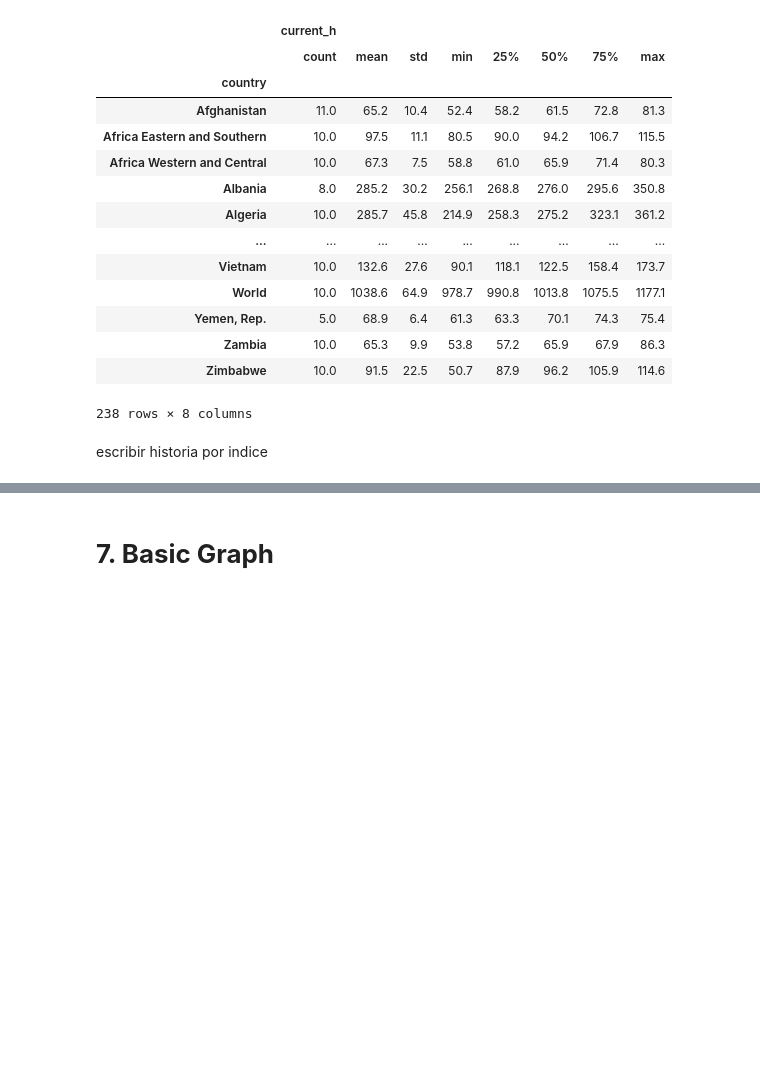
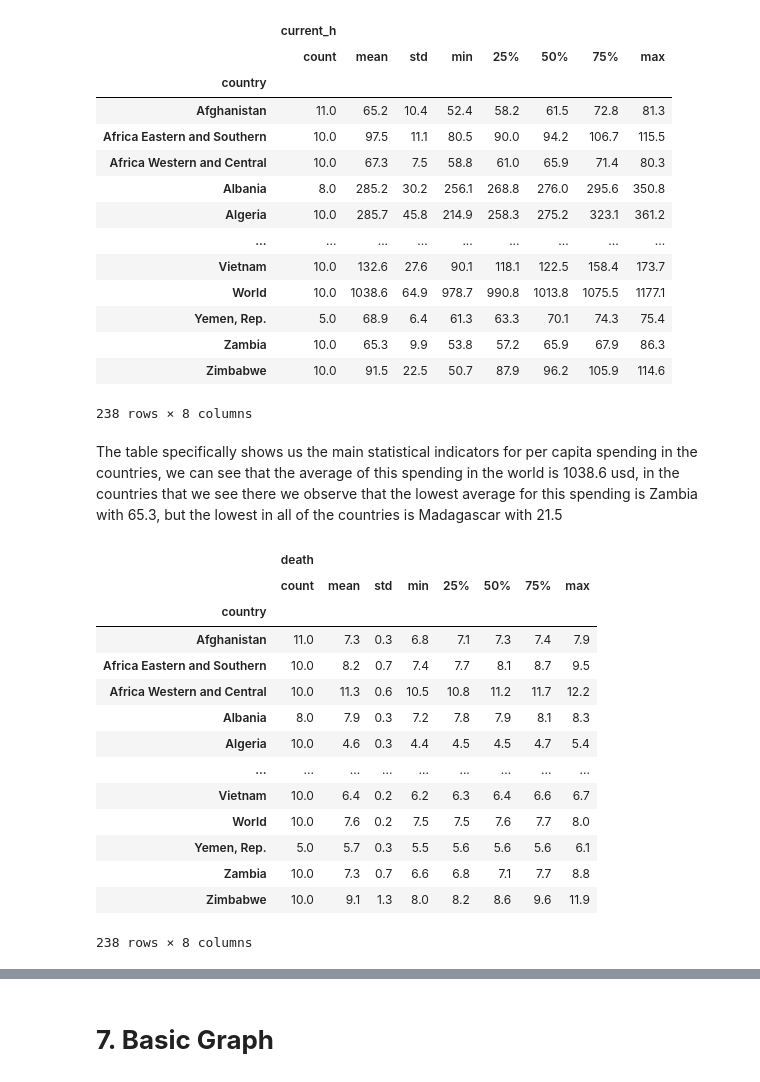
Before and after one commit to Marialerq/DataVisualization2023-2, a Jupyter notebook: 05_Dataframe.ipynb, the cells around one changed output, grey strips where cells are left out. Drawn from its saved outputs; the diff is of its cells as text; code cells hidden in the pictures; blank space fills up the shorter version.

```diff
--- a/05_Dataframe.ipynb
+++ b/05_Dataframe.ipynb
@@ -260,6 +261,23 @@ d2[["current_h"]].groupby("country").describe().applymap(lambda x: "{:.1f}".form
 | Zambia | 10.0 | 65.3 | 9.9 | 53.8 | 57.2 | 65.9 | 67.9 | 86.3 |
 | Zimbabwe | 10.0 | 91.5 | 22.5 | 50.7 | 87.9 | 96.2 | 105.9 | 114.6 |
 238 rows × 8 columns
-# %% [markdown]
-
-escribir historia por indice
+# %% [markdown]
+The table specifically shows us the main statistical indicators for per capita spending in the countries, we can see that the average of this spending in the world is 1038.6 usd, in the countries that we see there we observe that the lowest average for this spending is Zambia with 65.3, but the lowest in all of the countries is Madagascar with 21.5
+# %%
+d2[["death"]].groupby("country").describe().applymap(lambda x: "{:.1f}".format(x))
+# %% [output]
+|  | death |  |  |  |  |  |  |  |
+|  | count | mean | std | min | 25% | 50% | 75% | max |
+| country |  |  |  |  |  |  |  |  |
+| Afghanistan | 11.0 | 7.3 | 0.3 | 6.8 | 7.1 | 7.3 | 7.4 | 7.9 |
+| Africa Eastern and Southern | 10.0 | 8.2 | 0.7 | 7.4 | 7.7 | 8.1 | 8.7 | 9.5 |
+| Africa Western and Central | 10.0 | 11.3 | 0.6 | 10.5 | 10.8 | 11.2 | 11.7 | 12.2 |
+| Albania | 8.0 | 7.9 | 0.3 | 7.2 | 7.8 | 7.9 | 8.1 | 8.3 |
+| Algeria | 10.0 | 4.6 | 0.3 | 4.4 | 4.5 | 4.5 | 4.7 | 5.4 |
+| ... | ... | ... | ... | ... | ... | ... | ... | ... |
+| Vietnam | 10.0 | 6.4 | 0.2 | 6.2 | 6.3 | 6.4 | 6.6 | 6.7 |
+| World | 10.0 | 7.6 | 0.2 | 7.5 | 7.5 | 7.6 | 7.7 | 8.0 |
+| Yemen, Rep. | 5.0 | 5.7 | 0.3 | 5.5 | 5.6 | 5.6 | 5.6 | 6.1 |
+| Zambia | 10.0 | 7.3 | 0.7 | 6.6 | 6.8 | 7.1 | 7.7 | 8.8 |
+| Zimbabwe | 10.0 | 9.1 | 1.3 | 8.0 | 8.2 | 8.6 | 9.6 | 11.9 |
+238 rows × 8 columns
```
Also changed, not shown: parts of 19 cells of this notebook.
